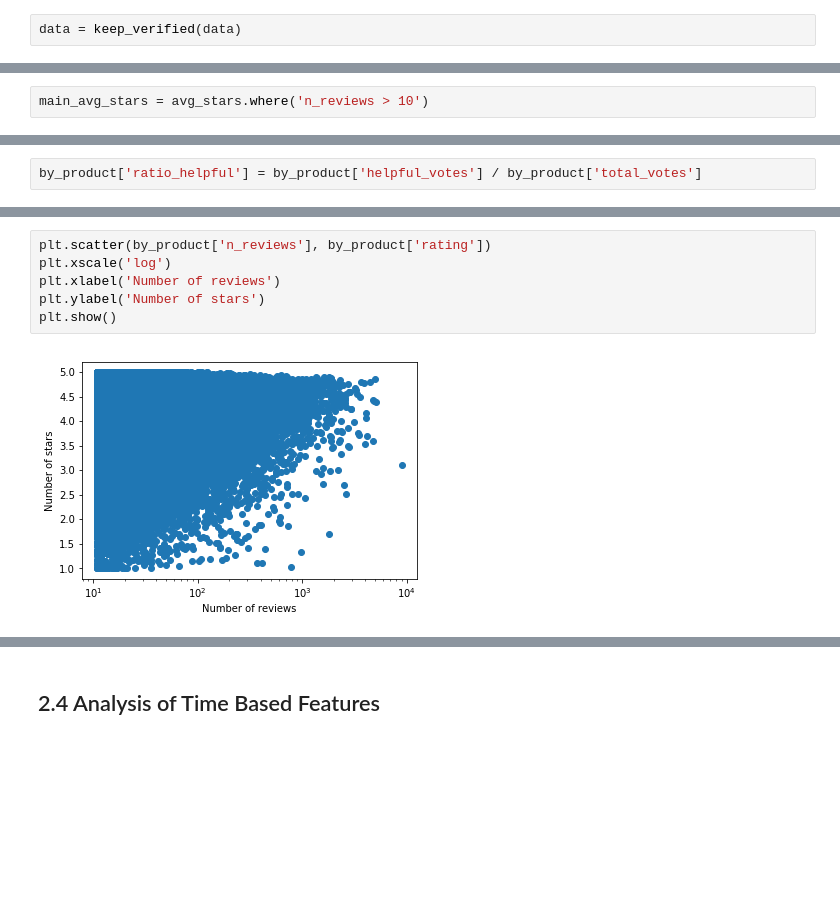
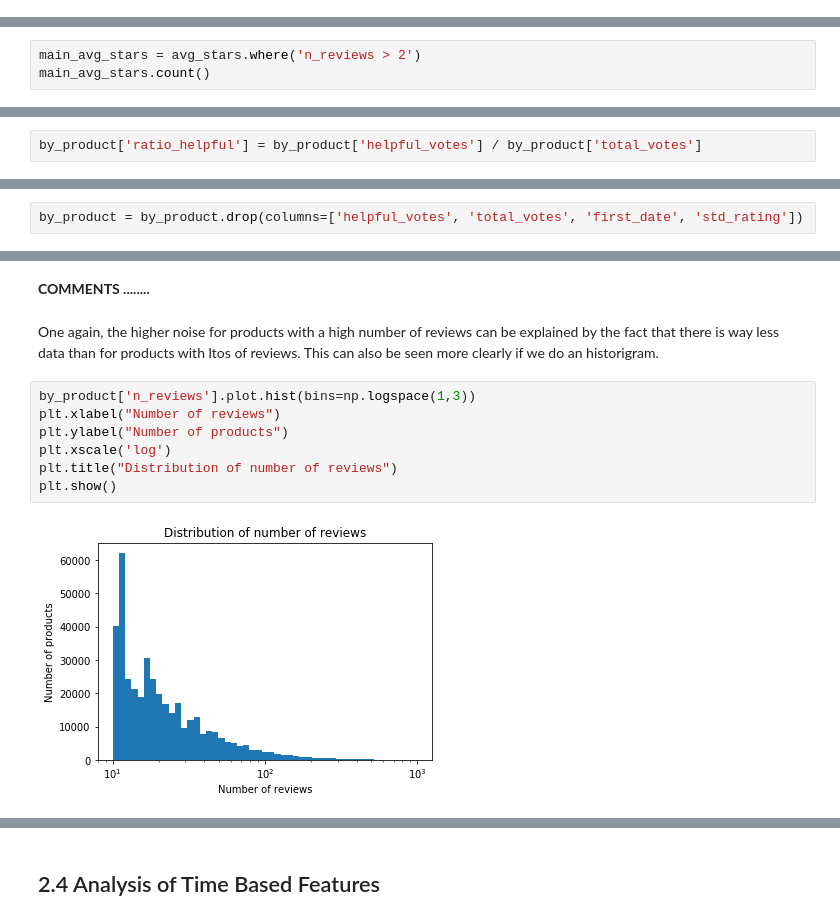
Before and after one commit to Billotais/cs_401_project, a Jupyter notebook: notebook.ipynb, the cells around one changed output, grey strips where cells are left out. Saved outputs shown, nothing was run; the diff lists cells and outputs as text; blank space fills up the shorter version.

```diff
--- a/notebook.ipynb
+++ b/notebook.ipynb
@@ -109,5 +115,3 @@ def group_by_product(data):
 
 
     return avg_stars
-# %%
-data = keep_verified(data)
@@ -120,2 +127,3 @@ avg_stars.count()
 # %%
-main_avg_stars = avg_stars.where('n_reviews > 10')
+main_avg_stars = avg_stars.where('n_reviews > 2')
+main_avg_stars.count()
@@ -151,0 +146,2 @@ by_product.sort_values(by='n_reviews')
+# %%
+by_product = by_product.drop(columns=['helpful_votes', 'total_votes', 'first_date', 'std_rating'])
@@ -209,10 +208,15 @@ plt.xscale('log')
 # %% [output]
 [figure]
+# %% [markdown]
+**COMMENTS ........**
+# %% [markdown]
+One again, the higher noise for products with a high number of reviews can be explained by the fact that there is way less data than for products with ltos of reviews. This can also be seen more clearly if we do an historigram.
 # %%
-plt.scatter(by_product['n_reviews'], by_product['rating'])
+by_product['n_reviews'].plot.hist(bins=np.logspace(1,3))
+plt.xlabel("Number of reviews")
+plt.ylabel("Number of products")
 plt.xscale('log')
-plt.xlabel('Number of reviews')
-plt.ylabel('Number of stars')
+plt.title("Distribution of number of reviews")
 plt.show()
 # %% [output]
-[figure, old version]
+[figure, new version]
```
Also changed, not shown: parts of 48 cells of this notebook, 1 other file.
